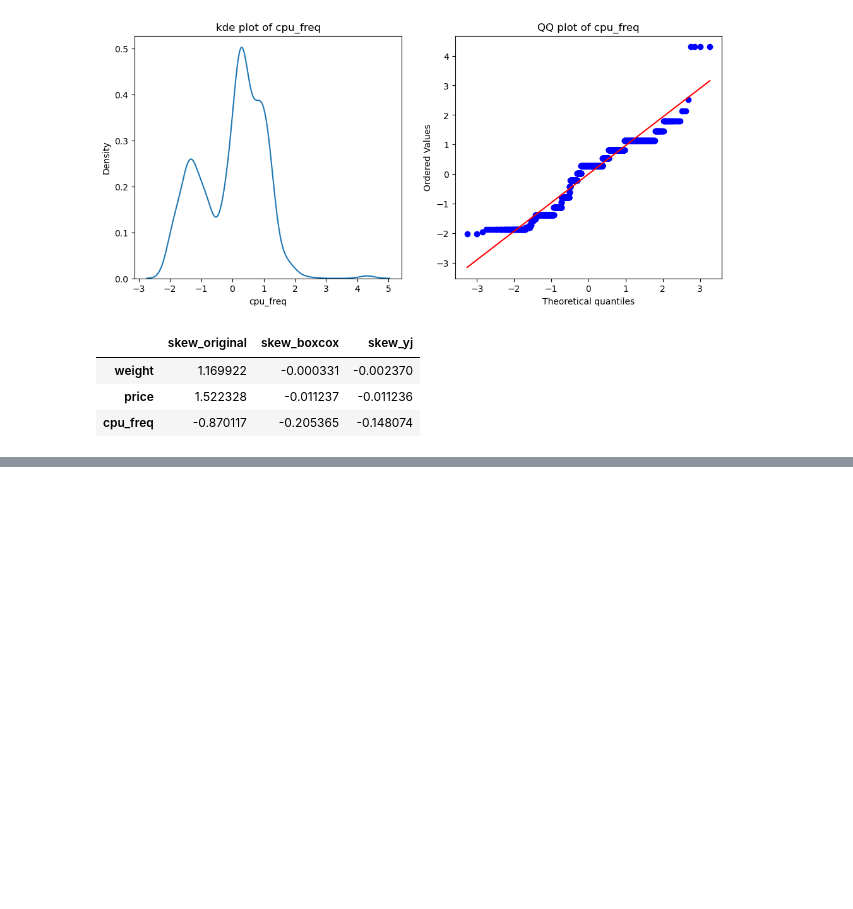
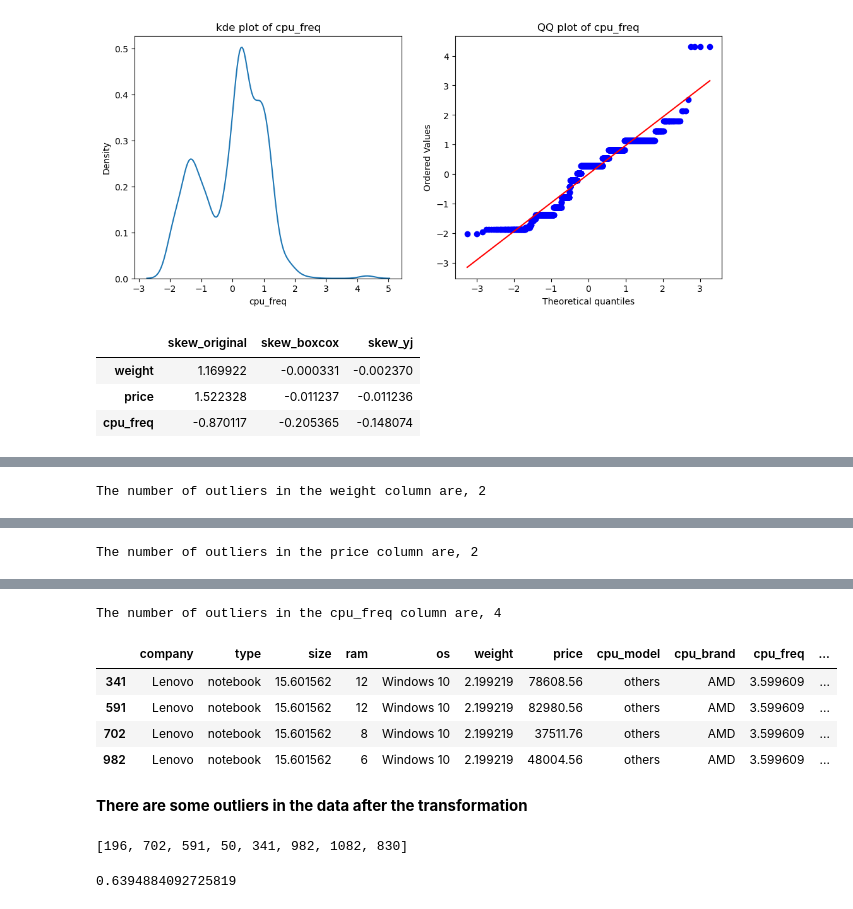
Before and after one commit to Himanshu-1703/Laptop_Price_Predictor, a Jupyter notebook: Laptop Price Prediction.ipynb, the cells around one changed output, grey strips where cells are left out. Saved outputs shown, nothing was run; the diff lists cells and outputs as text; code cells hidden in the pictures; blank space fills up the shorter version.

```diff
--- a/Laptop Price Prediction.ipynb
+++ b/Laptop Price Prediction.ipynb
@@ -1989,0 +2038,20 @@ combined_skew
+# %%
+# outlier data points in the columns
+
+def show_outliers(df_transformed):
+    indices = []
+
+    for col in df_transformed.columns:
+
+        upper_limit = df_transformed[col].mean() + (3 * df_transformed[col].std())
+        lower_limit = df_transformed[col].mean() - (3 * df_transformed[col].std())
+
+        df_filt = (df_transformed[col] < lower_limit) | (df_transformed[col] > upper_limit)
+        print(f'The number of outliers in the {col} column are, {df_filt.sum()}')
+        display(df[df_filt])
+        indices = indices + list(df[df_filt].index)
+    return indices
+# %%
+index_num = show_outliers(df_trans_yj)
+# %% [output]
+The number of outliers in the weight column are, 2
@@ -1989,0 +2061 @@ combined_skew
+The number of outliers in the price column are, 2
@@ -1989,0 +2065,20 @@ combined_skew
+The number of outliers in the cpu_freq column are, 4
+|  | company | type | size | ram | os | weight | price | cpu_model | cpu_brand | cpu_freq | ... |
+| 341 | Lenovo | notebook | 15.601562 | 12 | Windows 10 | 2.199219 | 78608.56 | others | AMD | 3.599609 | ... |
+| 591 | Lenovo | notebook | 15.601562 | 12 | Windows 10 | 2.199219 | 82980.56 | others | AMD | 3.599609 | ... |
+| 702 | Lenovo | notebook | 15.601562 | 8 | Windows 10 | 2.199219 | 37511.76 | others | AMD | 3.599609 | ... |
+| 982 | Lenovo | notebook | 15.601562 | 6 | Windows 10 | 2.199219 | 48004.56 | others | AMD | 3.599609 | ... |
+# %% [markdown]
+**There are some outliers in the data after the transformation**
+# %%
+# index number of rows that are outliers
+index_num = list(set(index_num))
+index_num
+# %% [output]
+[196, 702, 591, 50, 341, 982, 1082, 830]
+# %%
+# percentage of data that is outliers
+per_outliers = (len(index_num) / len(df)) * 100
+per_outliers
+# %% [output]
+0.6394884092725819
```
Also changed, not shown: parts of 27 cells of this notebook, 1 other file.
